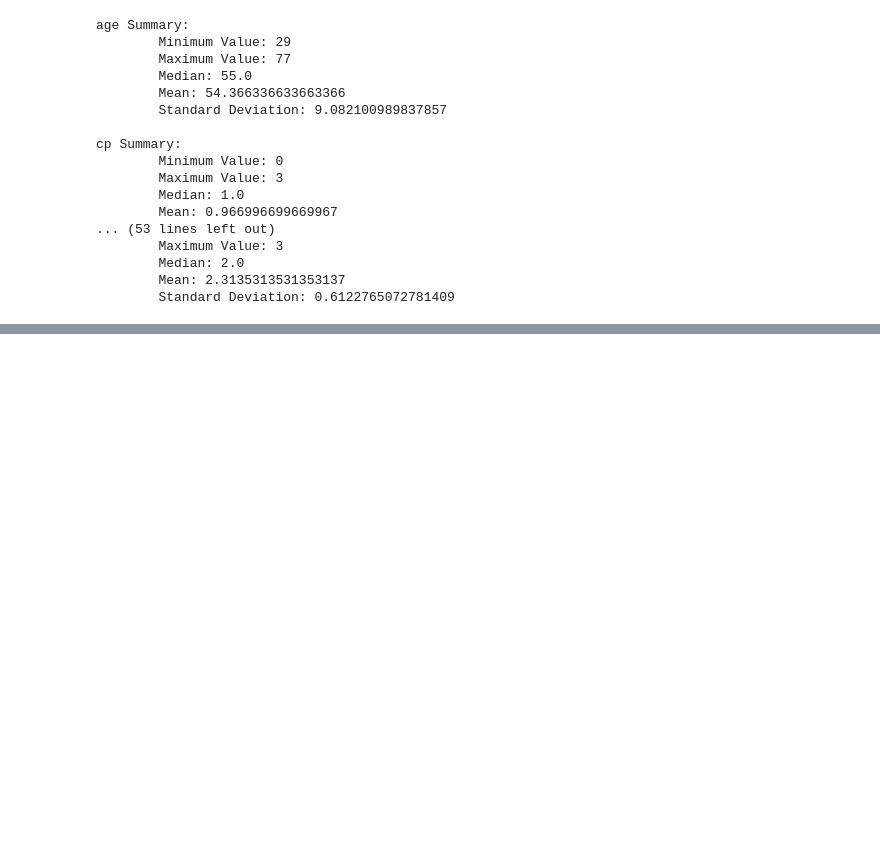
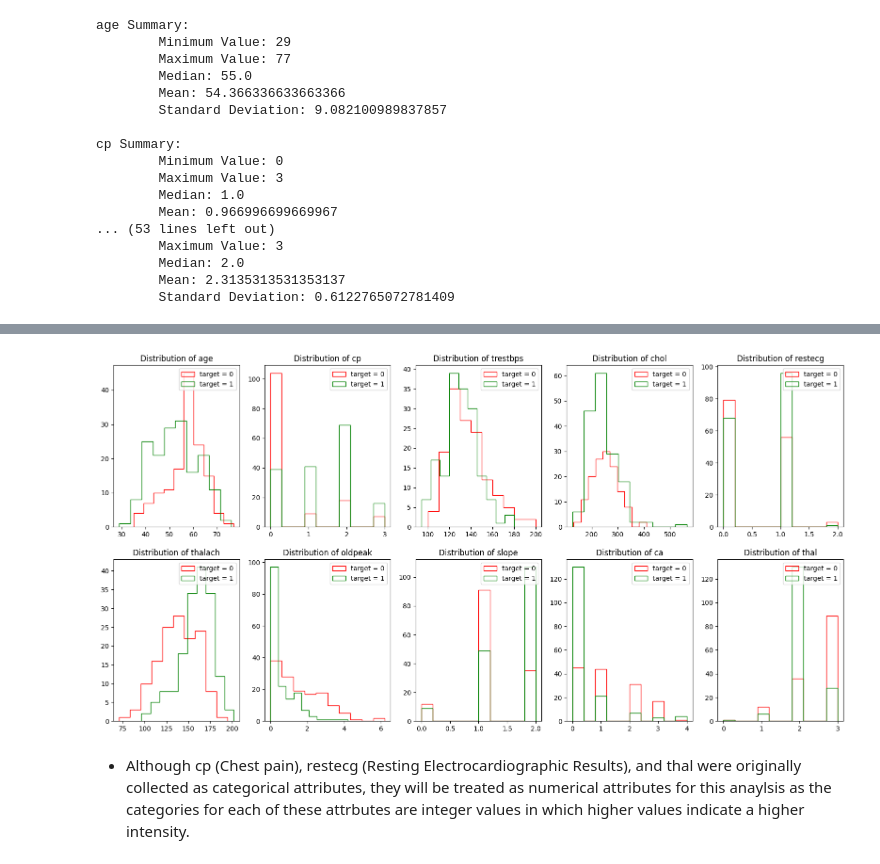
Before and after one commit to Edric456/CSCI-3360-Data-Science---Heart-Disease-Analysis, a Jupyter notebook: Heart Disease Analysis - Processing .ipynb, the cells around one changed output, grey strips where cells are left out. Saved outputs shown, nothing was run; the diff lists cells and outputs as text; code cells hidden in the pictures; blank space fills up the shorter version.

```diff
--- a/Heart Disease Analysis - Processing .ipynb
+++ b/Heart Disease Analysis - Processing .ipynb
@@ -72,0 +126,34 @@ cp Summary:
+# %%
+#Grouped Histograms for Numerical Attributes
+
+data_target = data.groupby("target") #Grouping data frame by target.
+
+data_group_0 = data_target.get_group(0) #All the entries in which the response variable is 0.
+data_group_1 = data_target.get_group(1) #All the entries in which the reponse variable is 1.
+
+fig_2, ax_2 = plt.subplots(2, 5) #There are 10 numerical attributes.
+
+histNum = 0 #Keeps track of which specific graph is being made.
+
+#for-loop to create Histograms.
+for column in data.columns:
+    if column != "sex" and column != "fbs" and column != "exang" and column != "target":
+
+        #Location of the current graph.
+        row = int(histNum / 5)
+        col = histNum % 5
+
+        #Making the graph.
+        ax_2[row][col].hist(data_group_0[column], histtype="step", color="red", edgecolor="red", label="target = 0", fill=False)
+        ax_2[row][col].hist(data_group_1[column], histtype="step", color="green", edgecolor="green", label="target = 1", fill=False)
+
+        ax_2[row][col].set_title(f"Distribution of {column}")
+        ax_2[row][col].legend()
+
+        histNum += 1 #Increment histNum by 1.
+
+plt.show()
+# %% [output]
+[figure, added]
+# %% [markdown]
+* Although cp (Chest pain), restecg (Resting Electrocardiographic Results), and thal were originally collected as categorical attributes, they will be treated as numerical attributes for this anaylsis as the categories for each of these attrbutes are integer values in which higher values indicate a higher intensity.
```
Also changed, not shown: parts of 4 cells of this notebook.
